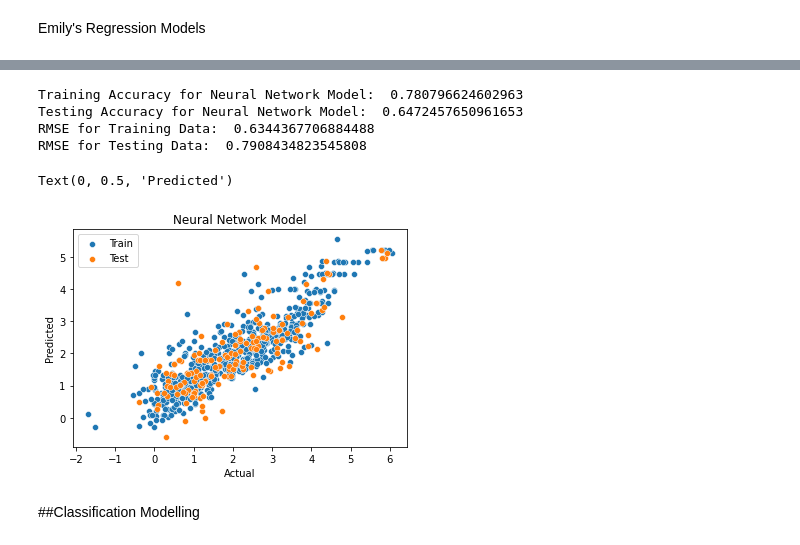
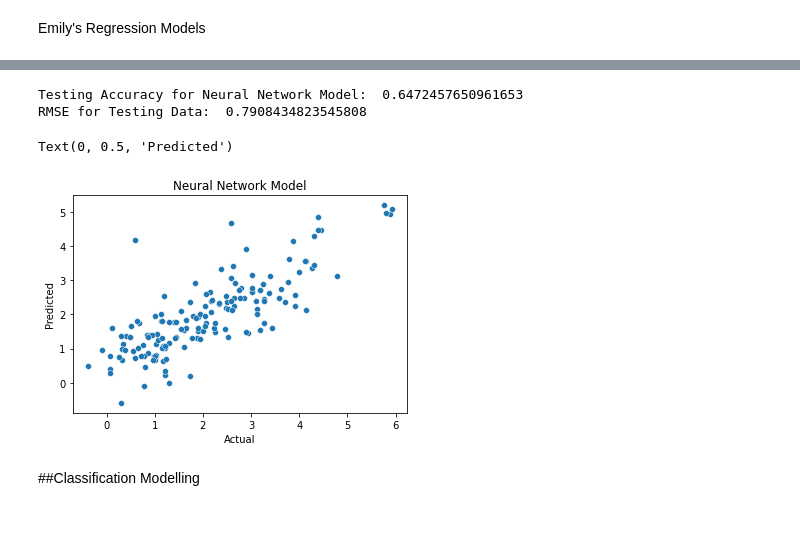
Before and after one commit to emmim25/Group08_Project, a Jupyter notebook: BMEN415_Group8_Final_Project_Models.ipynb, the cells around one changed output, grey strips where cells are left out. Saved outputs shown, nothing was run; the diff lists cells and outputs as text; code cells hidden in the pictures.

```diff
--- a/BMEN415_Group8_Final_Project_Models.ipynb
+++ b/BMEN415_Group8_Final_Project_Models.ipynb
@@ -145,37 +123,26 @@ Text(0, 0.5, 'Predicted')
 # %%
 #Neural Network Model
 from sklearn.neural_network import MLPRegressor
 
 MLP = MLPRegressor(random_state = 0, max_iter = 1500, activation='relu', solver='adam').fit(x_train, y_train)
 
-y_predict_mlp_train = MLP.predict(x_train)
 y_predict_mlp_test = MLP.predict(x_test)
-
-accuracy_mlp_train = r2_score(y_train, y_predict_mlp_train)
-print("Training Accuracy for Neural Network Model: ", accuracy_mlp_train)
 
 accuracy_mlp_test = r2_score(y_test, y_predict_mlp_test)
 print("Testing Accuracy for Neural Network Model: ", accuracy_mlp_test)
 
-RMSE_mlp_train = sqrt(mean_squared_error(y_train, y_predict_mlp_train))
-print("RMSE for Training Data: ", RMSE_mlp_train)
-
 RMSE_mlp_test = sqrt(mean_squared_error(y_test, y_predict_mlp_test))
 print("RMSE for Testing Data: ", RMSE_mlp_test)
 
-sns.scatterplot(y_train, y_predict_mlp_train)
 sns.scatterplot(y_test, y_predict_mlp_test)
 plt.title("Neural Network Model")
-plt.legend(['Train','Test'])
 plt.xlabel('Actual')
 plt.ylabel('Predicted')
 # %% [output]
-Training Accuracy for Neural Network Model:  0.780796624602963
 Testing Accuracy for Neural Network Model:  0.6472457650961653
-RMSE for Training Data:  0.6344367706884488
 RMSE for Testing Data:  0.7908434823545808
 Text(0, 0.5, 'Predicted')
-[figure, old version]
+[figure, new version]
 # %% [markdown]
 ##Classification Modelling
 # %%
```
Also changed, not shown: parts of 4 cells of this notebook.
